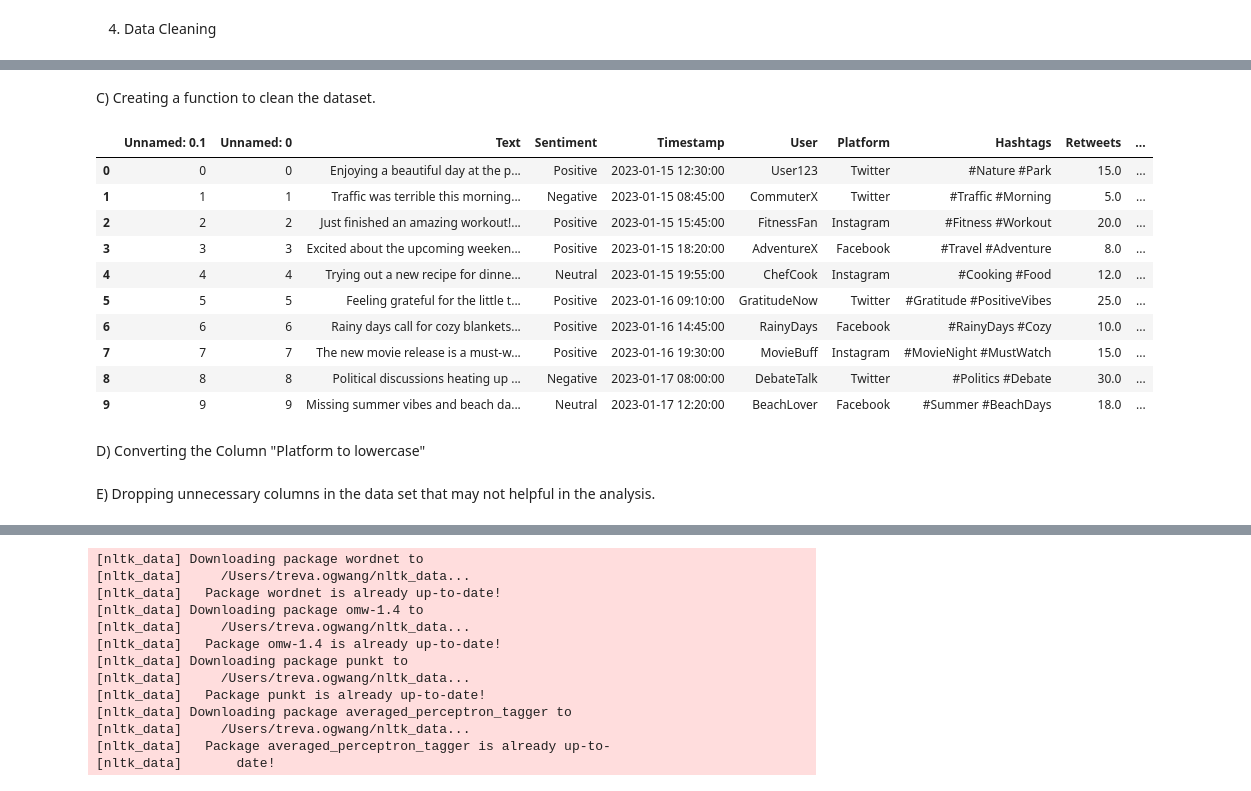
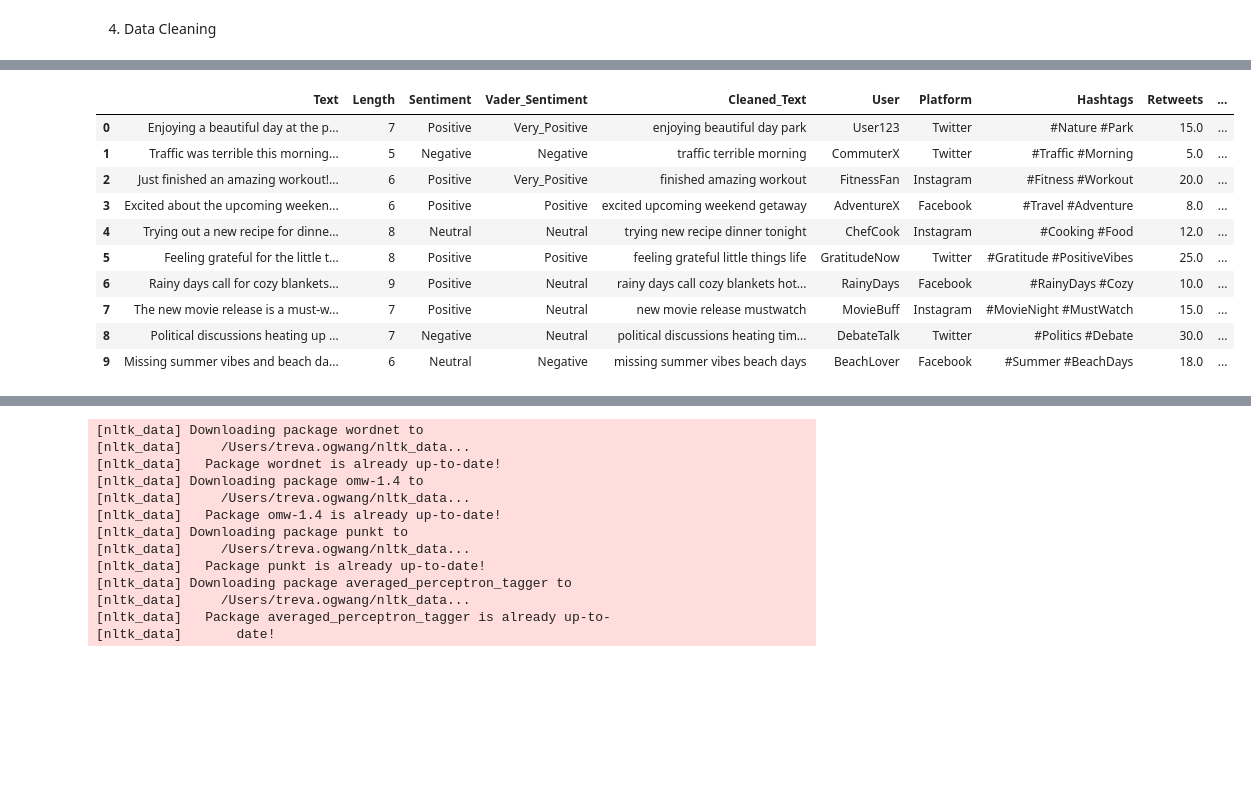
Before and after one commit to Begge10850/social_media, a Jupyter notebook: social_media_analysis.ipynb, the cells around one changed output, grey strips where cells are left out. Cells and saved outputs as stored; diff of their text form; code cells hidden in the pictures; blank space fills up the shorter version.

```diff
--- a/social_media_analysis.ipynb
+++ b/social_media_analysis.ipynb
@@ -48,15 +138,12 @@ df.head(10)
 # %%
-# Applying the VADER sentiment analysis to the 'Text' column
-df['Vader_Sentiment'] = df['Text'].apply(lambda x: sia.polarity_scores(x)['compound'])
+#Applying the VADER sentiment analysis to the 'Text' column and storing it in the 'Vader_Sentiment' column.
+df['Vader_Sentiment'] = df['Text'].apply(lambda x: SentimentIntensityAnalyzer().polarity_scores(x)['compound'])
-# %%
-# Convert Vader_Sentiment to numeric, setting errors='coerce' to handle non-numeric values
-df['Vader_Sentiment'] = pd.to_numeric(df['Vader_Sentiment'], errors='coerce')
-# %%
-# Drop rows with NaN values in Vader_Sentiment (optional, depending on your use case)
-df.dropna(subset=['Vader_Sentiment'], inplace=True)
 # %%
 # Converting the sentiment score to a fine-grained sentiment label
 df['Vader_Sentiment'] = pd.cut(df['Vader_Sentiment'], bins=5, labels=['Very_Negative', 'Negative', 'Neutral', 'Positive', 'Very_Positive'])
+# %%
+#Putting the 'Vader_Sentiment' column to be the fourth column of the dataset
+df.insert(3, 'Vader_Sentiment', df.pop('Vader_Sentiment'))
 # %%
 df.head()
 # %% [output]
@@ -149,43 +204,42 @@ print(stop_words)
 [nltk_data] Downloading package stopwords to
 [nltk_data]     /Users/treva.ogwang/nltk_data...
 [nltk_data]   Package stopwords is already up-to-date!
-# %% [markdown]
-C) Creating a function to clean the dataset.
 # %%
 #Creating a function to clean the dataset.
 
 def clean_text(text):
     text = text.lower() #Convert text to lower-case
     text = re.sub(r'http\S+|www.\S+', '', text) #Removing URL
     text = re.sub(r'\d+', '', text) #Removing digits
     text = text.translate(str.maketrans('', '', string.punctuation)) #Removing punctuation
     text = text.strip() #Removing white spaces
     text = re.sub(r'@\S+', '', text) # Remove mentions (e.g., @username)
     text = re.sub(r'#\S+', '', text) # Remove hashtags (e.g., #hashtag)
     text = re.sub(r'[^a-z\s]', '', text)     # Remove non-alphabetic characters (punctuation and numbers)
     text = re.sub(r'[^\x00-\x7F]+', '', text)  # Remove non-ASCII characters (including emojis)
 
     text = text.split() #Splitting the text
     text = [word for word in text if word not in stop_words] #Removing stop words
     text = ' '.join(text) #Joining the text
 
     return text
 
 #Applying the function to the dataset and storing it in a new column named 'Cleaned_Text'
 df['Cleaned_Text'] = df['Text'].astype(str).apply(clean_text)
 
+#Putting the 'Cleaned_Text' column to be the fifth column of the dataset
+df.insert(4, 'Cleaned_Text', df.pop('Cleaned_Text'))
+
 df.head(10)
 # %% [output]
-|  | Unnamed: 0.1 | Unnamed: 0 | Text | Sentiment | Timestamp | User | Platform | Hashtags | Retweets | ... |
-| 0 | 0 | 0 | Enjoying a beautiful day at the p... | Positive | 2023-01-15 12:30:00 | User123 | Twitter | #Nature #Park | 15.0 | ... |
-| 1 | 1 | 1 | Traffic was terrible this morning... | Negative | 2023-01-15 08:45:00 | CommuterX | Twitter | #Traffic #Morning | 5.0 | ... |
-| 2 | 2 | 2 | Just finished an amazing workout!... | Positive | 2023-01-15 15:45:00 | FitnessFan | Instagram | #Fitness #Workout | 20.0 | ... |
-| 3 | 3 | 3 | Excited about the upcoming weeken... | Positive | 2023-01-15 18:20:00 | AdventureX | Facebook | #Travel #Adventure | 8.0 | ... |
-| 4 | 4 | 4 | Trying out a new recipe for dinne... | Neutral | 2023-01-15 19:55:00 | ChefCook | Instagram | #Cooking #Food | 12.0 | ... |
-| 5 | 5 | 5 | Feeling grateful for the little t... | Positive | 2023-01-16 09:10:00 | GratitudeNow | Twitter | #Gratitude #PositiveVibes | 25.0 | ... |
-| 6 | 6 | 6 | Rainy days call for cozy blankets... | Positive | 2023-01-16 14:45:00 | RainyDays | Facebook | #RainyDays #Cozy | 10.0 | ... |
-| 7 | 7 | 7 | The new movie release is a must-w... | Positive | 2023-01-16 19:30:00 | MovieBuff | Instagram | #MovieNight #MustWatch | 15.0 | ... |
-| 8 | 8 | 8 | Political discussions heating up ... | Negative | 2023-01-17 08:00:00 | DebateTalk | Twitter | #Politics #Debate | 30.0 | ... |
-| 9 | 9 | 9 | Missing summer vibes and beach da... | Neutral | 2023-01-17 12:20:00 | BeachLover | Facebook | #Summer #BeachDays | 18.0 | ... |
+|  | Text | Length | Sentiment | Vader_Sentiment | Cleaned_Text | User | Platform | Hashtags | Retweets | ... |
+| 0 | Enjoying a beautiful day at the p... | 7 | Positive | Very_Positive | enjoying beautiful day park | User123 | Twitter | #Nature #Park | 15.0 | ... |
+| 1 | Traffic was terrible this morning... | 5 | Negative | Negative | traffic terrible morning | CommuterX | Twitter | #Traffic #Morning | 5.0 | ... |
+| 2 | Just finished an amazing workout!... | 6 | Positive | Very_Positive | finished amazing workout | FitnessFan | Instagram | #Fitness #Workout | 20.0 | ... |
+| 3 | Excited about the upcoming weeken... | 6 | Positive | Positive | excited upcoming weekend getaway | AdventureX | Facebook | #Travel #Adventure | 8.0 | ... |
+| 4 | Trying out a new recipe for dinne... | 8 | Neutral | Neutral | trying new recipe dinner tonight | ChefCook | Instagram | #Cooking #Food | 12.0 | ... |
+| 5 | Feeling grateful for the little t... | 8 | Positive | Positive | feeling grateful little things life | GratitudeNow | Twitter | #Gratitude #PositiveVibes | 25.0 | ... |
+| 6 | Rainy days call for cozy blankets... | 9 | Positive | Neutral | rainy days call cozy blankets hot... | RainyDays | Facebook | #RainyDays #Cozy | 10.0 | ... |
+| 7 | The new movie release is a must-w... | 7 | Positive | Neutral | new movie release mustwatch | MovieBuff | Instagram | #MovieNight #MustWatch | 15.0 | ... |
+| 8 | Political discussions heating up ... | 7 | Negative | Neutral | political discussions heating tim... | DebateTalk | Twitter | #Politics #Debate | 30.0 | ... |
+| 9 | Missing summer vibes and beach da... | 6 | Neutral | Negative | missing summer vibes beach days | BeachLover | Facebook | #Summer #BeachDays | 18.0 | ... |
-# %% [markdown]
-D) Converting the Column "Platform to lowercase"
@@ -198,2 +245,0 @@ df['Platform'] = df['Platform'].str.strip()
-# %% [markdown]
-E) Dropping unnecessary columns in the data set that may not helpful in the analysis.
```
Also changed, not shown: parts of 61 cells of this notebook.
